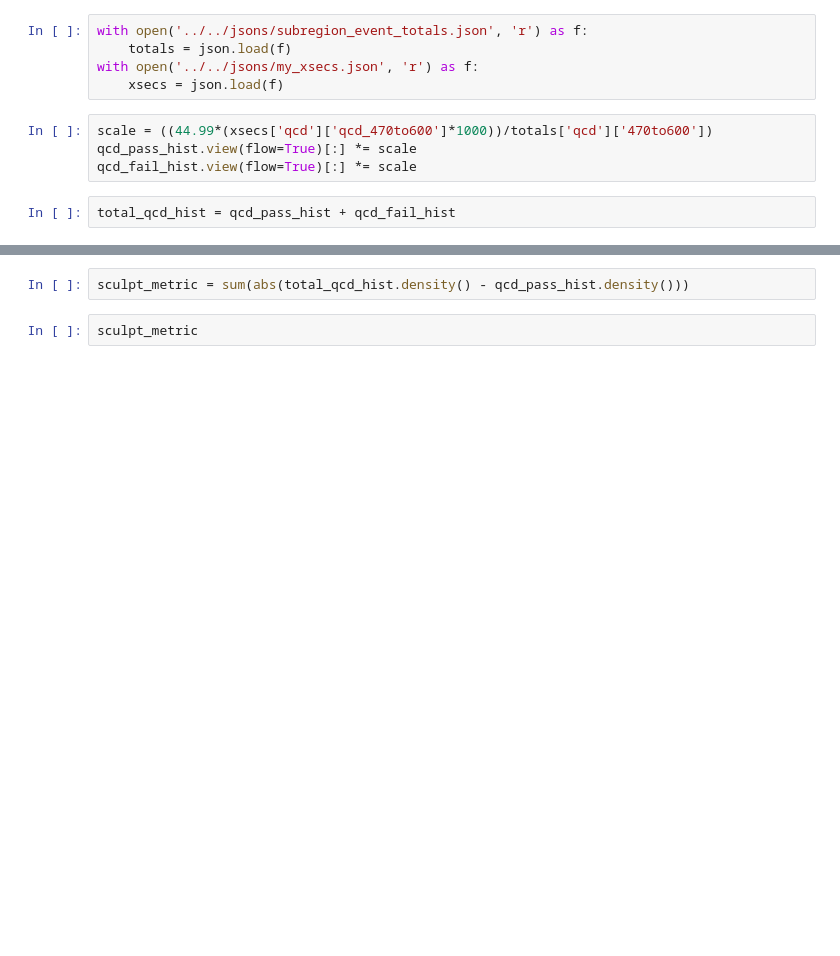
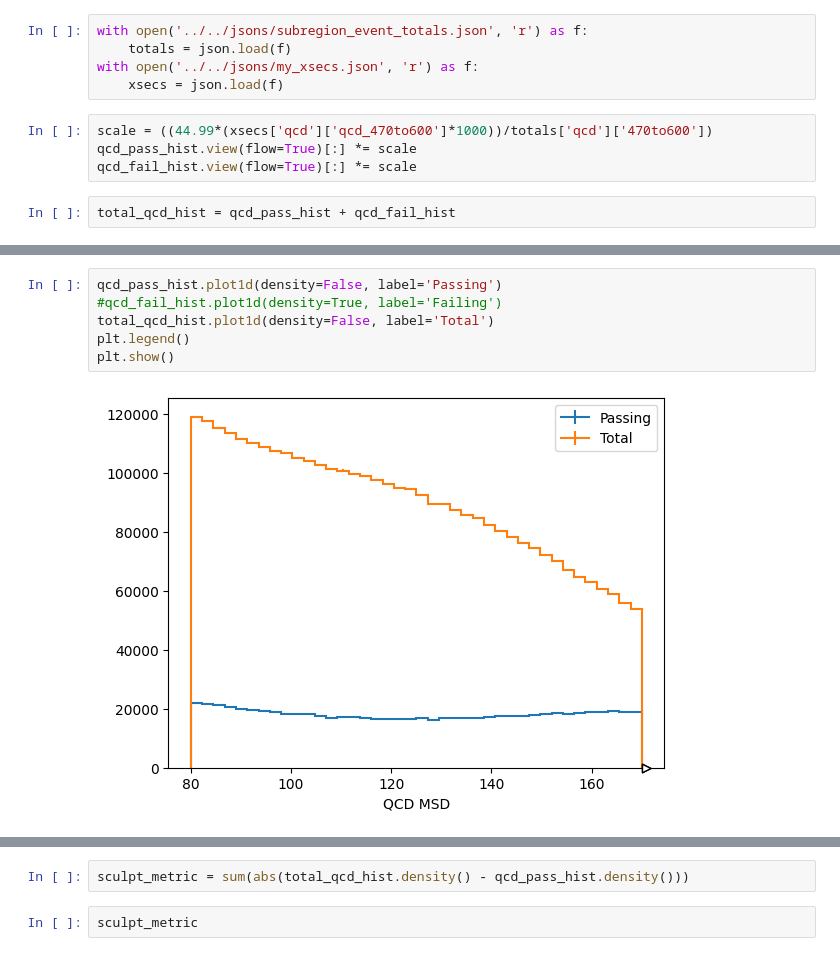
Before and after one commit to cmoore24-24/hgg, a Jupyter notebook: ml/ml_processor_work/ecf_project/combinations/model_check.ipynb, the cells around one changed output, grey strips where cells are left out. Cells and saved outputs as stored; diff of their text form; blank space fills up the shorter version.

```diff
--- a/ml/ml_processor_work/ecf_project/combinations/model_check.ipynb
+++ b/ml/ml_processor_work/ecf_project/combinations/model_check.ipynb
@@ -283,3 +299,11 @@ plt.show()
+# %%
+qcd_pass_hist.plot1d(density=False, label='Passing')
+#qcd_fail_hist.plot1d(density=True, label='Failing')
+total_qcd_hist.plot1d(density=False, label='Total')
+plt.legend()
+plt.show()
+# %% [output]
+[figure, added]
 # %%
 sum(qcd_pass_hist.values()), sum(total_qcd_hist.values())
 # %% [output]
```
Also changed, not shown: parts of 39 cells of this notebook, 13 other files.
